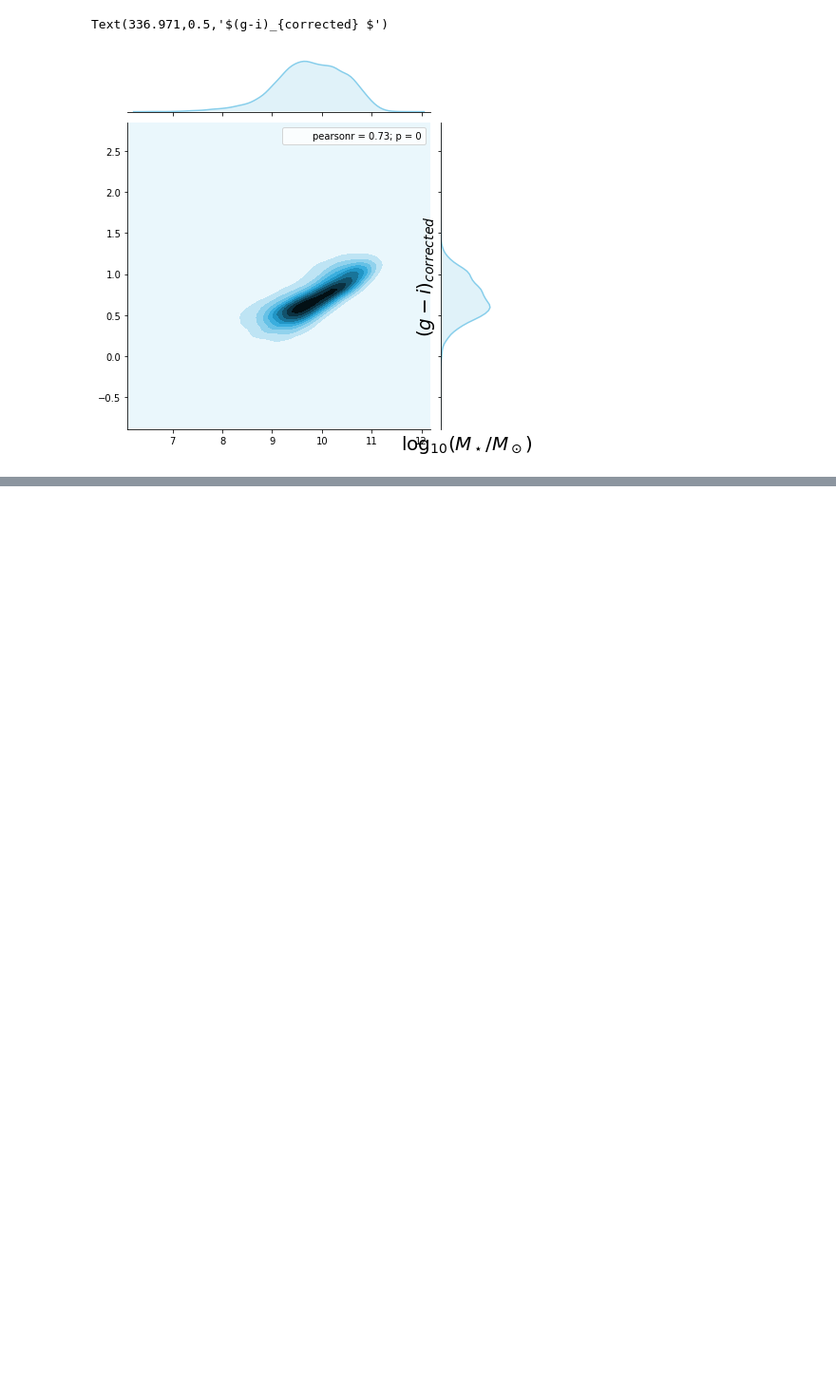
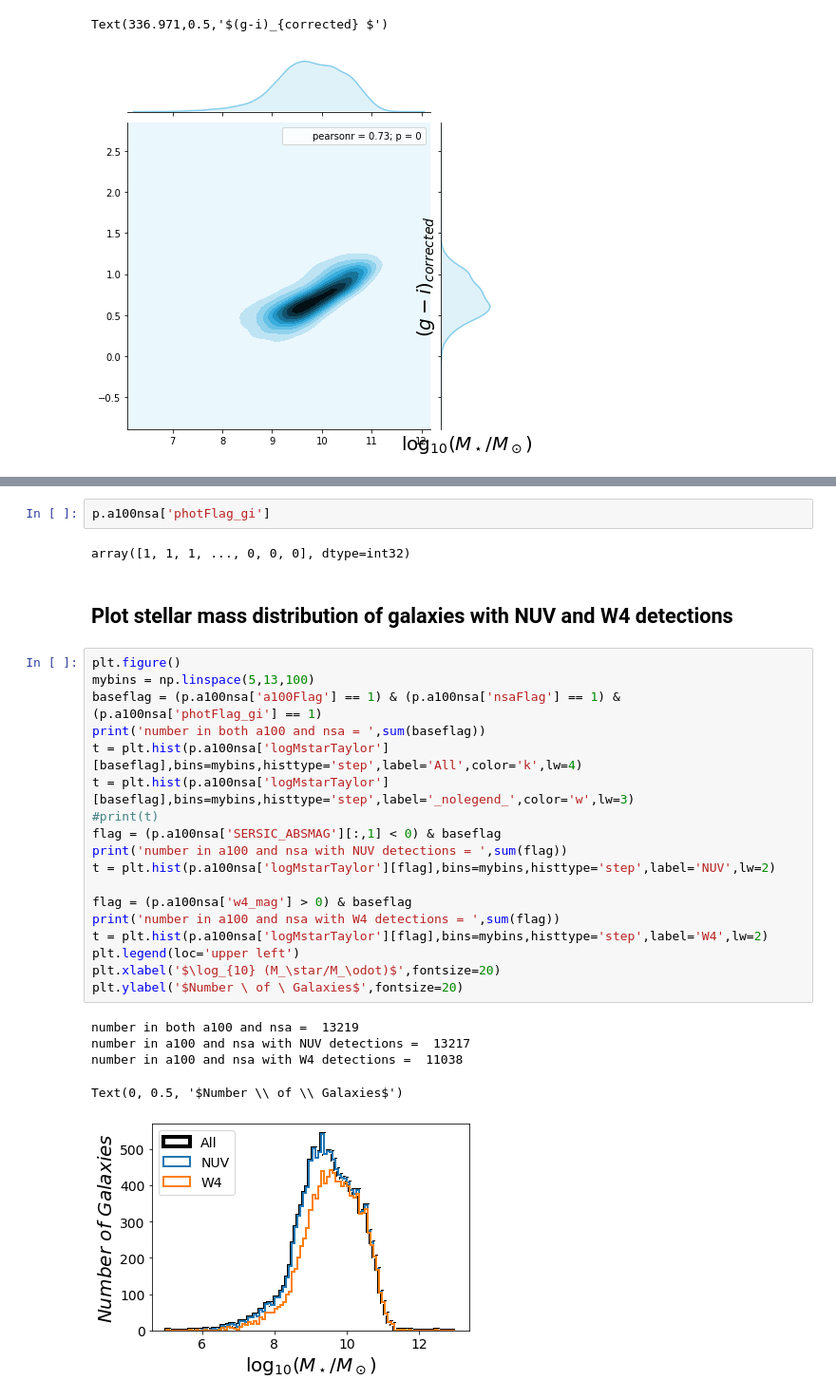
Before and after one commit to rfinn/APPSS, a Jupyter notebook: paper-plots-v1.ipynb, the cells around one changed output, grey strips where cells are left out. Shown at 95% size. Cells and saved outputs as stored; diff of their text form; blank space fills up the shorter version.

```diff
--- a/paper-plots-v1.ipynb
+++ b/paper-plots-v1.ipynb
@@ -544,0 +701,30 @@ Text(336.971,0.5,'$(g-i)_{corrected} $')
+# %%
+p.a100nsa['photFlag_gi']
+# %% [output]
+array([1, 1, 1, ..., 0, 0, 0], dtype=int32)
+# %% [markdown]
+## Plot stellar mass distribution of galaxies with NUV and W4 detections ##
+# %%
+plt.figure()
+mybins = np.linspace(5,13,100)
+baseflag = (p.a100nsa['a100Flag'] == 1) & (p.a100nsa['nsaFlag'] == 1) & (p.a100nsa['photFlag_gi'] == 1)
+print('number in both a100 and nsa = ',sum(baseflag))
+t = plt.hist(p.a100nsa['logMstarTaylor'][baseflag],bins=mybins,histtype='step',label='All',color='k',lw=4)
+t = plt.hist(p.a100nsa['logMstarTaylor'][baseflag],bins=mybins,histtype='step',label='_nolegend_',color='w',lw=3)
+#print(t)
+flag = (p.a100nsa['SERSIC_ABSMAG'][:,1] < 0) & baseflag
+print('number in a100 and nsa with NUV detections = ',sum(flag))
+t = plt.hist(p.a100nsa['logMstarTaylor'][flag],bins=mybins,histtype='step',label='NUV',lw=2)
+
+flag = (p.a100nsa['w4_mag'] > 0) & baseflag
+print('number in a100 and nsa with W4 detections = ',sum(flag))
+t = plt.hist(p.a100nsa['logMstarTaylor'][flag],bins=mybins,histtype='step',label='W4',lw=2)
+plt.legend(loc='upper left')
+plt.xlabel('$\log_{10} (M_\star/M_\odot)$',fontsize=20)
+plt.ylabel('$Number \ of \ Galaxies$',fontsize=20)
+# %% [output]
+number in both a100 and nsa =  13219
+number in a100 and nsa with NUV detections =  13217
+number in a100 and nsa with W4 detections =  11038
+Text(0, 0.5, '$Number \\ of \\ Galaxies$')
+[figure, added]
```
Also changed, not shown: parts of 19 cells of this notebook, 2 other files.
